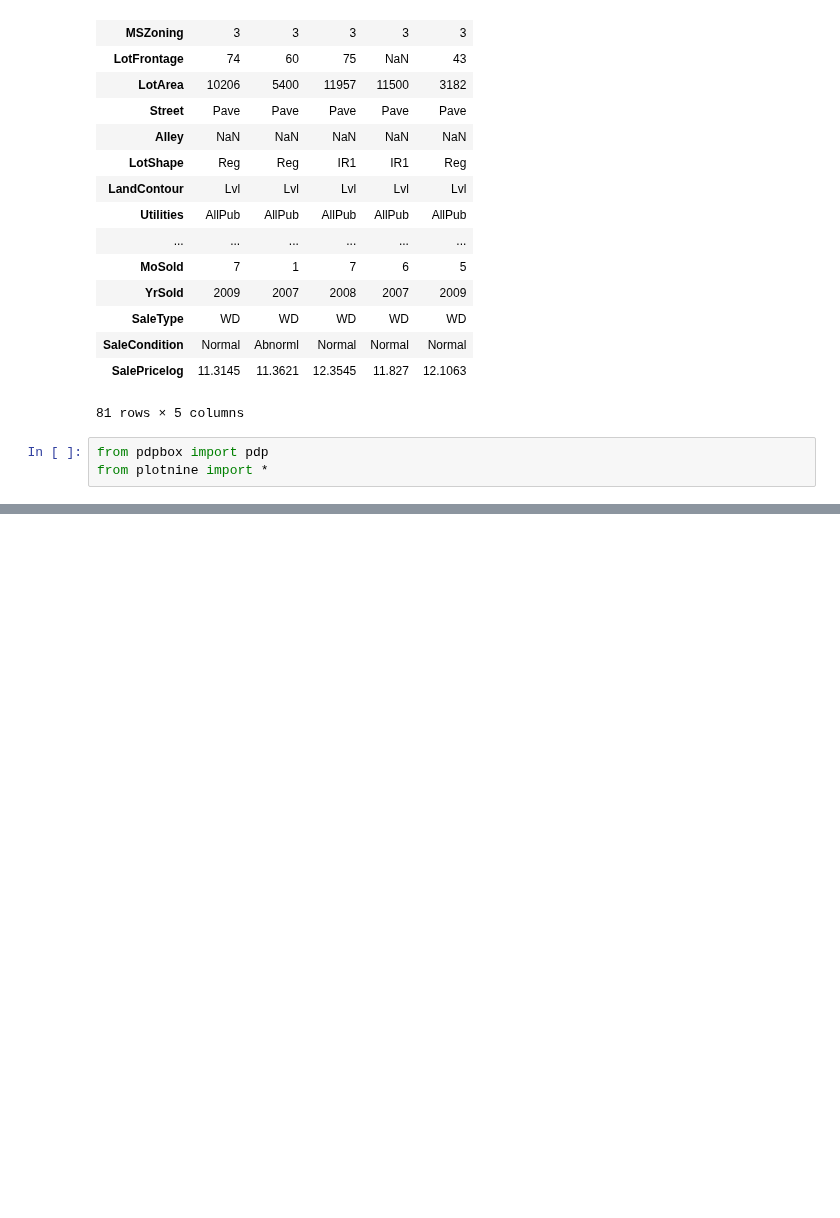
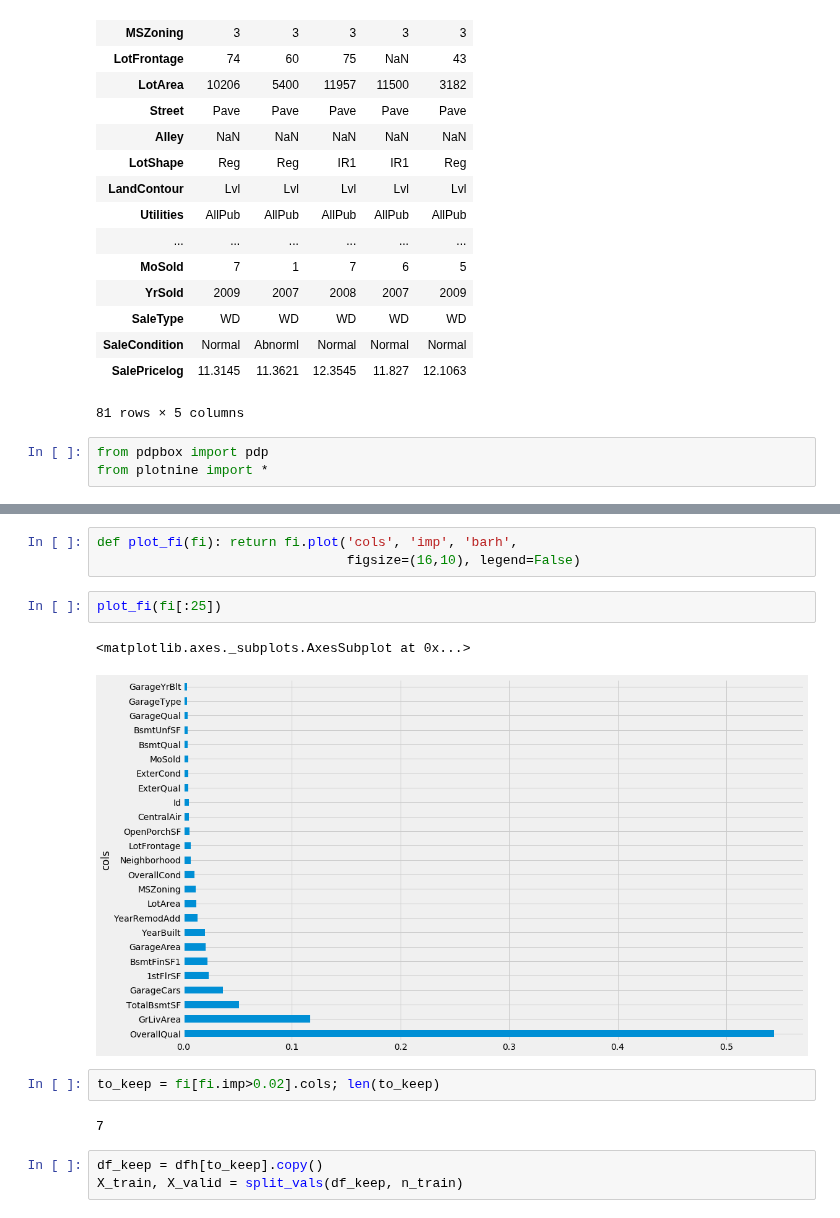
Before and after one commit to MrRutledge/ML_Practice, a Jupyter notebook: House_Prices_Dataset.ipynb, the cells around one changed output, grey strips where cells are left out. Cells and saved outputs as stored; diff of their text form; blank space fills up the shorter version.

```diff
--- a/House_Prices_Dataset.ipynb
+++ b/House_Prices_Dataset.ipynb
@@ -373,0 +407,15 @@ from plotnine import *
+# %%
+def plot_fi(fi): return fi.plot('cols', 'imp', 'barh',
+                                figsize=(16,10), legend=False)
+# %%
+plot_fi(fi[:25])
+# %% [output]
+<matplotlib.axes._subplots.AxesSubplot at 0x...>
+[figure, added]
+# %%
+to_keep = fi[fi.imp>0.02].cols; len(to_keep)
+# %% [output]
+7
+# %%
+df_keep = dfh[to_keep].copy()
+X_train, X_valid = split_vals(df_keep, n_train)
```
Also changed, not shown: parts of 35 cells of this notebook, 1 other file.
